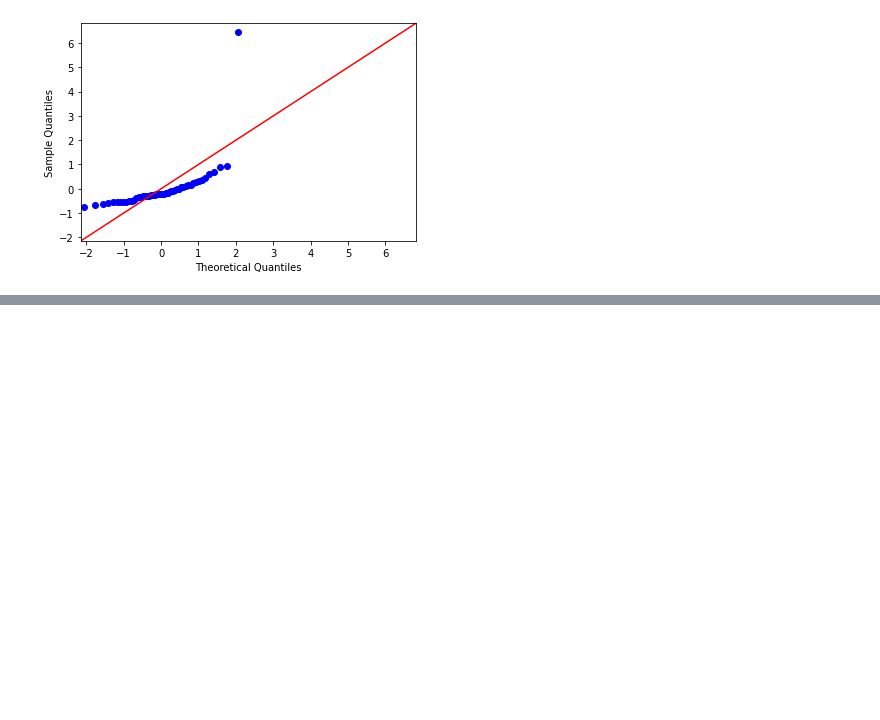
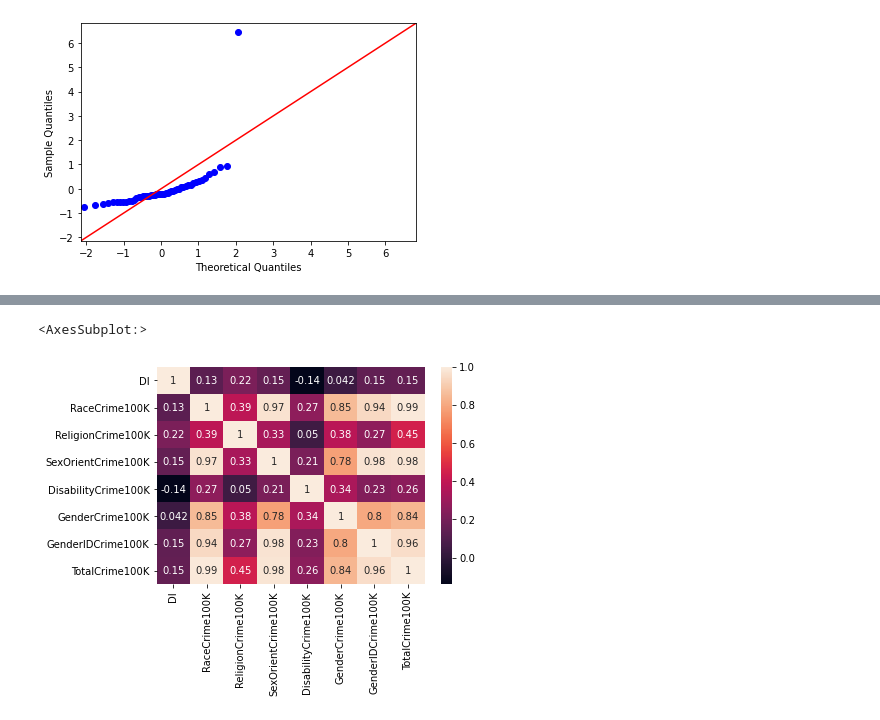
Before and after one commit to atamara/CrimeStatistics, a Jupyter notebook: Sayira Furnish - Final Project.ipynb, the cells around one changed output, grey strips where cells are left out. Drawn from its saved outputs; the diff is of its cells as text; code cells hidden in the pictures; blank space fills up the shorter version.

```diff
--- a/Sayira Furnish - Final Project.ipynb
+++ b/Sayira Furnish - Final Project.ipynb
@@ -820,0 +833,8 @@ plt.show()
+# %%
+#Let's heatmap it
+sns.heatmap(HC2019_USC2020_CrimeDI.corr(), annot=True)
+#Shows low correlation between DI and Total Hate Crimes. Low correlation between DI and any type of crime.
+#Negative correlation between DI and Disability Crime.
+# %% [output]
+<AxesSubplot:>
+[figure, added]
```
Also changed, not shown: parts of 37 cells of this notebook, 1 other file.
